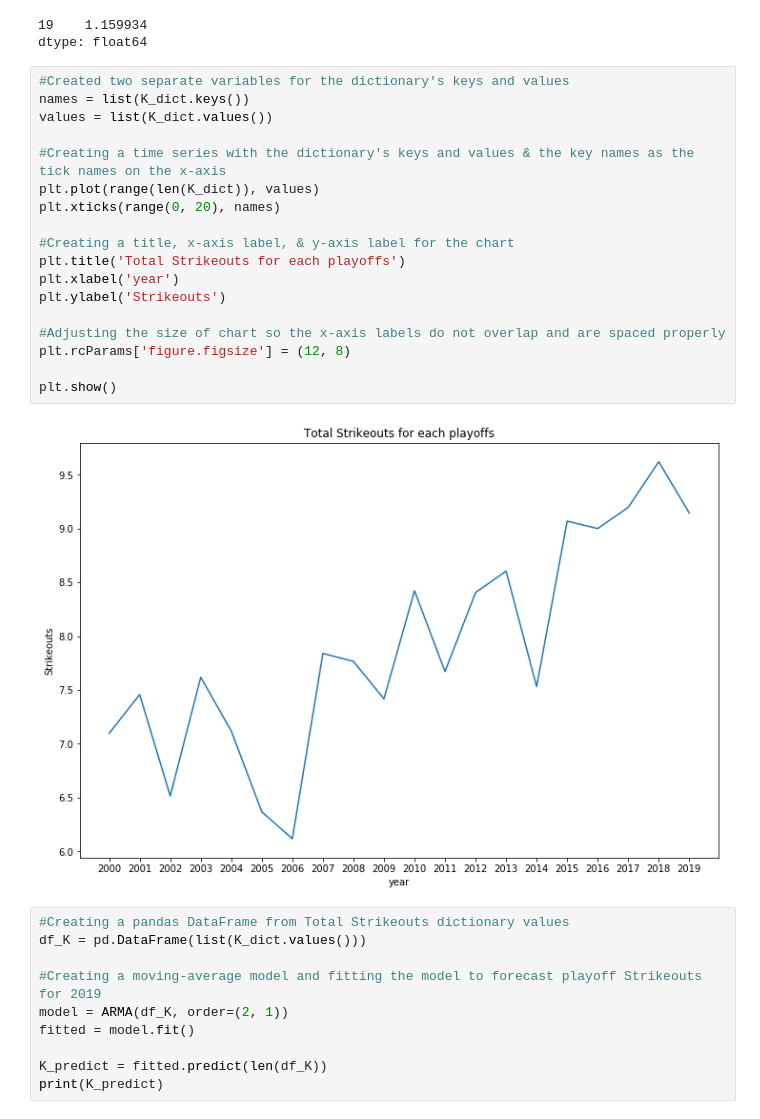
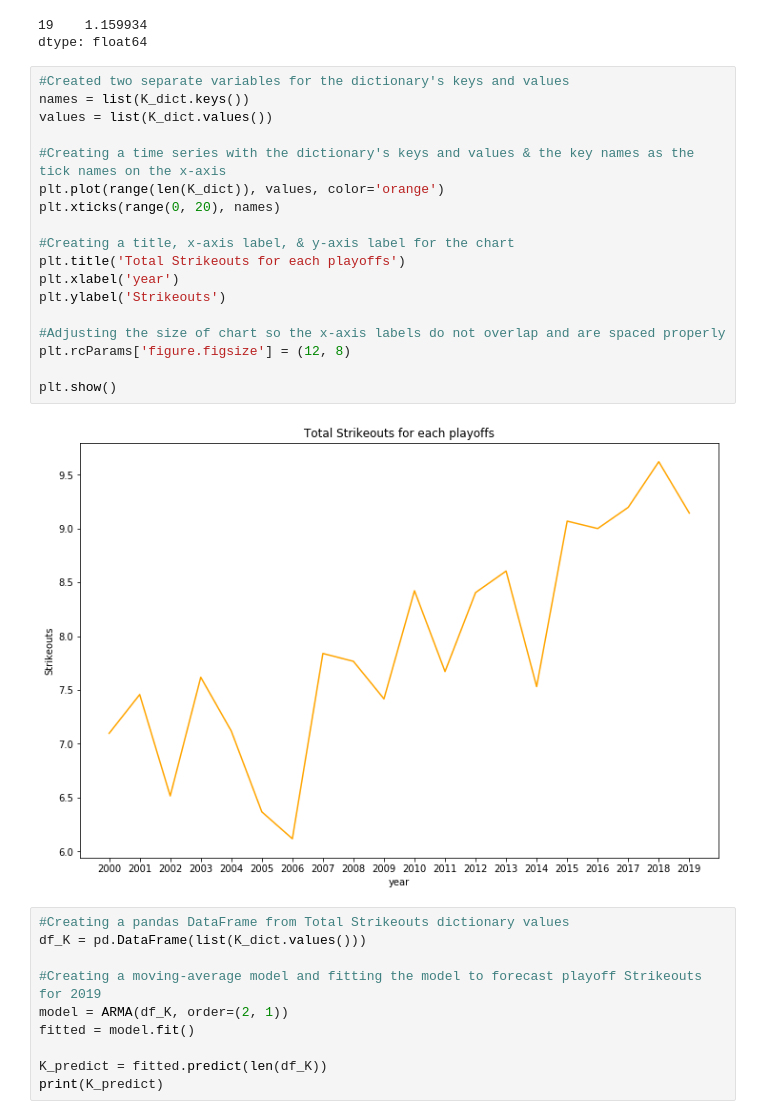
Before and after one commit to fairfield-university-ba505-fall2018/final-project-nfl-nerds, a Jupyter notebook: FinalNotebook.ipynb, the cells around one changed output. Saved outputs shown, nothing was run; the diff lists cells and outputs as text.

```diff
--- a/FinalNotebook.ipynb
+++ b/FinalNotebook.ipynb
@@ -331,23 +331,23 @@ dtype: float64
 # %%
 #Created two separate variables for the dictionary's keys and values
 names = list(K_dict.keys())
 values = list(K_dict.values())
 
 #Creating a time series with the dictionary's keys and values & the key names as the tick names on the x-axis
-plt.plot(range(len(K_dict)), values)
+plt.plot(range(len(K_dict)), values, color='orange')
 plt.xticks(range(0, 20), names)
 
 #Creating a title, x-axis label, & y-axis label for the chart
 plt.title('Total Strikeouts for each playoffs')
 plt.xlabel('year')
 plt.ylabel('Strikeouts')
 
 #Adjusting the size of chart so the x-axis labels do not overlap and are spaced properly
 plt.rcParams['figure.figsize'] = (12, 8)
 
 plt.show()
 # %% [output]
-[figure, old version]
+[figure, new version]
 # %%
 #Creating a pandas DataFrame from Total Strikeouts dictionary values
 df_K = pd.DataFrame(list(K_dict.values()))
```
Also changed, not shown: parts of 2 cells of this notebook, 1 other file.
